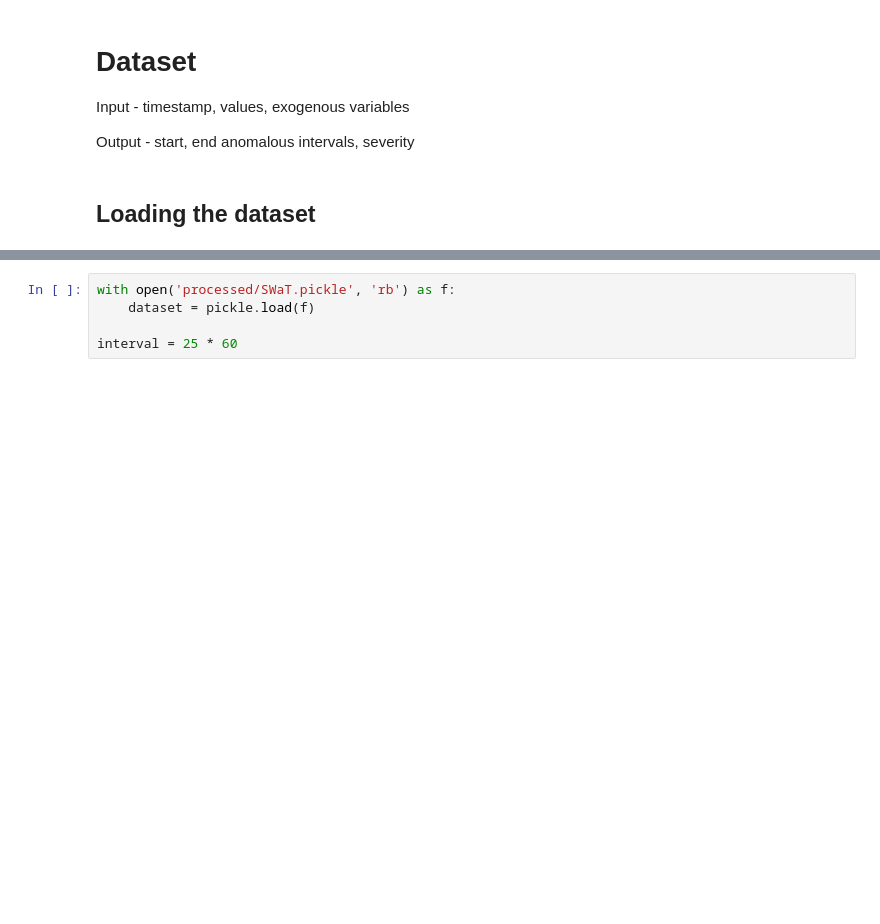
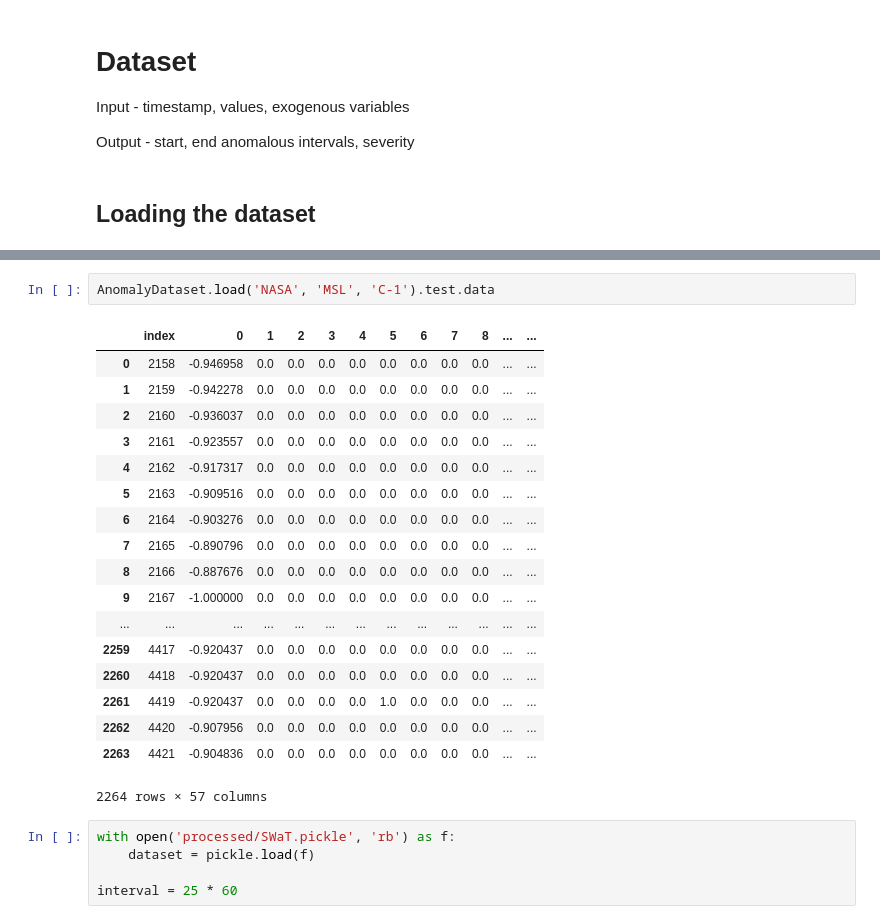
Before and after one commit to lcwong0928/hitlads, a Jupyter notebook: notebooks/1.1-lw-data.ipynb, the cells around one changed output, grey strips where cells are left out. Saved outputs shown, nothing was run; the diff lists cells and outputs as text; blank space fills up the shorter version.

```diff
--- a/notebooks/1.1-lw-data.ipynb
+++ b/notebooks/1.1-lw-data.ipynb
@@ -39,3 +73,24 @@ X_train.shape, X_test.shape
+# %%
+AnomalyDataset.load('NASA', 'MSL', 'C-1').test.data
+# %% [output]
+|  | index | 0 | 1 | 2 | 3 | 4 | 5 | 6 | 7 | 8 | ... | ... |
+| 0 | 2158 | -0.946958 | 0.0 | 0.0 | 0.0 | 0.0 | 0.0 | 0.0 | 0.0 | 0.0 | ... | ... |
+| 1 | 2159 | -0.942278 | 0.0 | 0.0 | 0.0 | 0.0 | 0.0 | 0.0 | 0.0 | 0.0 | ... | ... |
+| 2 | 2160 | -0.936037 | 0.0 | 0.0 | 0.0 | 0.0 | 0.0 | 0.0 | 0.0 | 0.0 | ... | ... |
+| 3 | 2161 | -0.923557 | 0.0 | 0.0 | 0.0 | 0.0 | 0.0 | 0.0 | 0.0 | 0.0 | ... | ... |
+| 4 | 2162 | -0.917317 | 0.0 | 0.0 | 0.0 | 0.0 | 0.0 | 0.0 | 0.0 | 0.0 | ... | ... |
+| 5 | 2163 | -0.909516 | 0.0 | 0.0 | 0.0 | 0.0 | 0.0 | 0.0 | 0.0 | 0.0 | ... | ... |
+| 6 | 2164 | -0.903276 | 0.0 | 0.0 | 0.0 | 0.0 | 0.0 | 0.0 | 0.0 | 0.0 | ... | ... |
+| 7 | 2165 | -0.890796 | 0.0 | 0.0 | 0.0 | 0.0 | 0.0 | 0.0 | 0.0 | 0.0 | ... | ... |
+| 8 | 2166 | -0.887676 | 0.0 | 0.0 | 0.0 | 0.0 | 0.0 | 0.0 | 0.0 | 0.0 | ... | ... |
+| 9 | 2167 | -1.000000 | 0.0 | 0.0 | 0.0 | 0.0 | 0.0 | 0.0 | 0.0 | 0.0 | ... | ... |
+| ... | ... | ... | ... | ... | ... | ... | ... | ... | ... | ... | ... | ... |
+| 2259 | 4417 | -0.920437 | 0.0 | 0.0 | 0.0 | 0.0 | 0.0 | 0.0 | 0.0 | 0.0 | ... | ... |
+| 2260 | 4418 | -0.920437 | 0.0 | 0.0 | 0.0 | 0.0 | 0.0 | 0.0 | 0.0 | 0.0 | ... | ... |
+| 2261 | 4419 | -0.920437 | 0.0 | 0.0 | 0.0 | 0.0 | 1.0 | 0.0 | 0.0 | 0.0 | ... | ... |
+| 2262 | 4420 | -0.907956 | 0.0 | 0.0 | 0.0 | 0.0 | 0.0 | 0.0 | 0.0 | 0.0 | ... | ... |
+| 2263 | 4421 | -0.904836 | 0.0 | 0.0 | 0.0 | 0.0 | 0.0 | 0.0 | 0.0 | 0.0 | ... | ... |
+2264 rows × 57 columns
 # %%
 with open('processed/SWaT.pickle', 'rb') as f:
     dataset = pickle.load(f)
```
Also changed, not shown: parts of 6 cells of this notebook, 6 other files.
